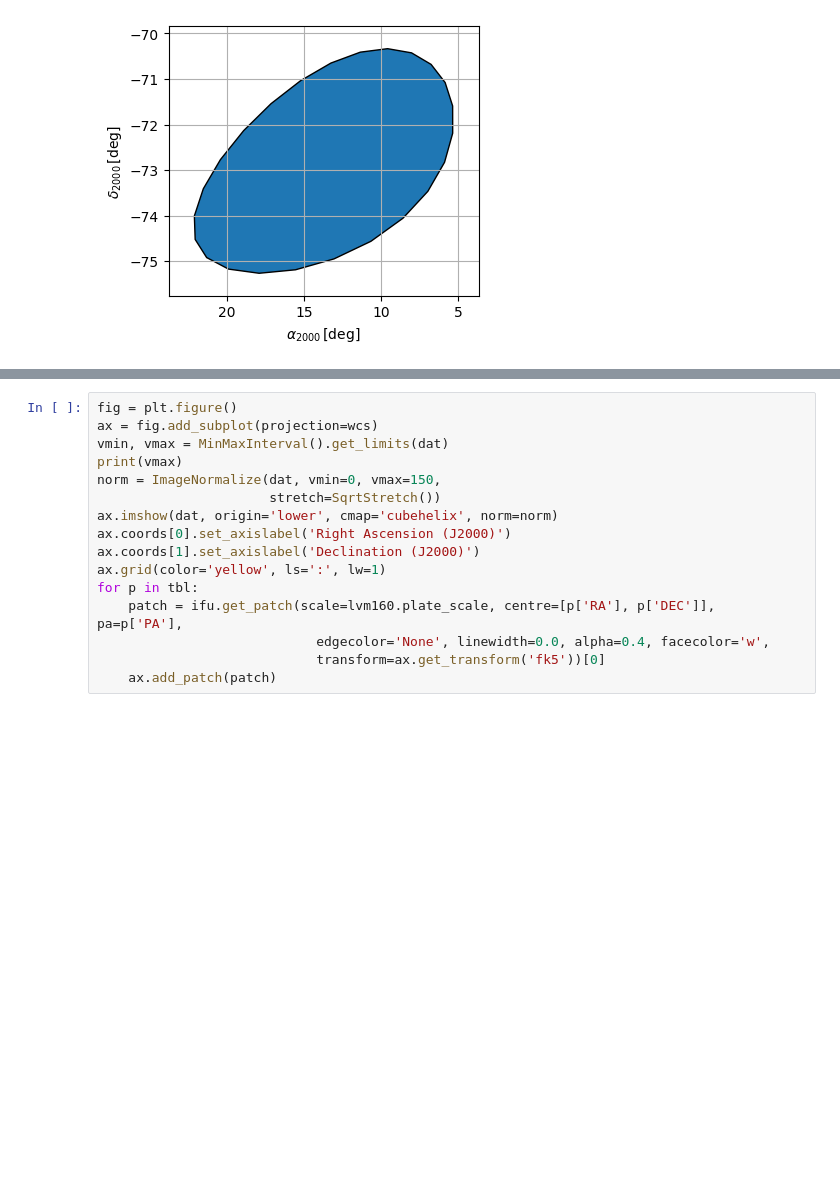
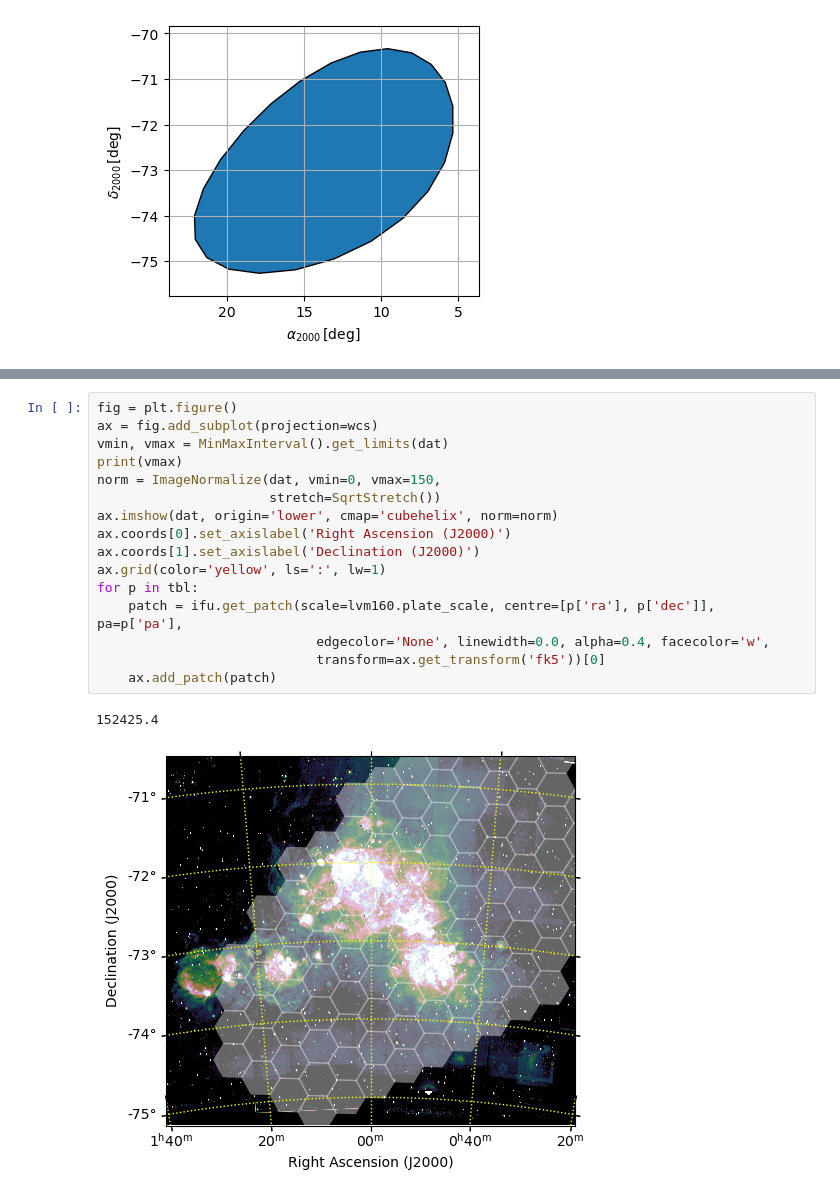
Before and after one commit to sdss/lvm_early_science, a Jupyter notebook: tilingsims/SMCTiling-rotated.ipynb, the cells around one changed output, grey strips where cells are left out. Drawn from its saved outputs; the diff is of its cells as text; blank space fills up the shorter version.

```diff
--- a/tilingsims/SMCTiling-rotated.ipynb
+++ b/tilingsims/SMCTiling-rotated.ipynb
@@ -117,16 +123,19 @@ FileNotFoundError: [Errno 2] No such file or directory: 'mosaic_ha_02_sub.37.fit
 # %%
 fig = plt.figure()
 ax = fig.add_subplot(projection=wcs)
 vmin, vmax = MinMaxInterval().get_limits(dat)
 print(vmax)
 norm = ImageNormalize(dat, vmin=0, vmax=150,
                       stretch=SqrtStretch())
 ax.imshow(dat, origin='lower', cmap='cubehelix', norm=norm)
 ax.coords[0].set_axislabel('Right Ascension (J2000)')
 ax.coords[1].set_axislabel('Declination (J2000)')
 ax.grid(color='yellow', ls=':', lw=1)
 for p in tbl:
-    patch = ifu.get_patch(scale=lvm160.plate_scale, centre=[p['RA'], p['DEC']], pa=p['PA'],
+    patch = ifu.get_patch(scale=lvm160.plate_scale, centre=[p['ra'], p['dec']], pa=p['pa'],
                             edgecolor='None', linewidth=0.0, alpha=0.4, facecolor='w',
                             transform=ax.get_transform('fk5'))[0]
     ax.add_patch(patch)
+# %% [output]
+152425.4
+[figure, added]
```
Also changed, not shown: parts of 2 cells of this notebook, 1 other file.
